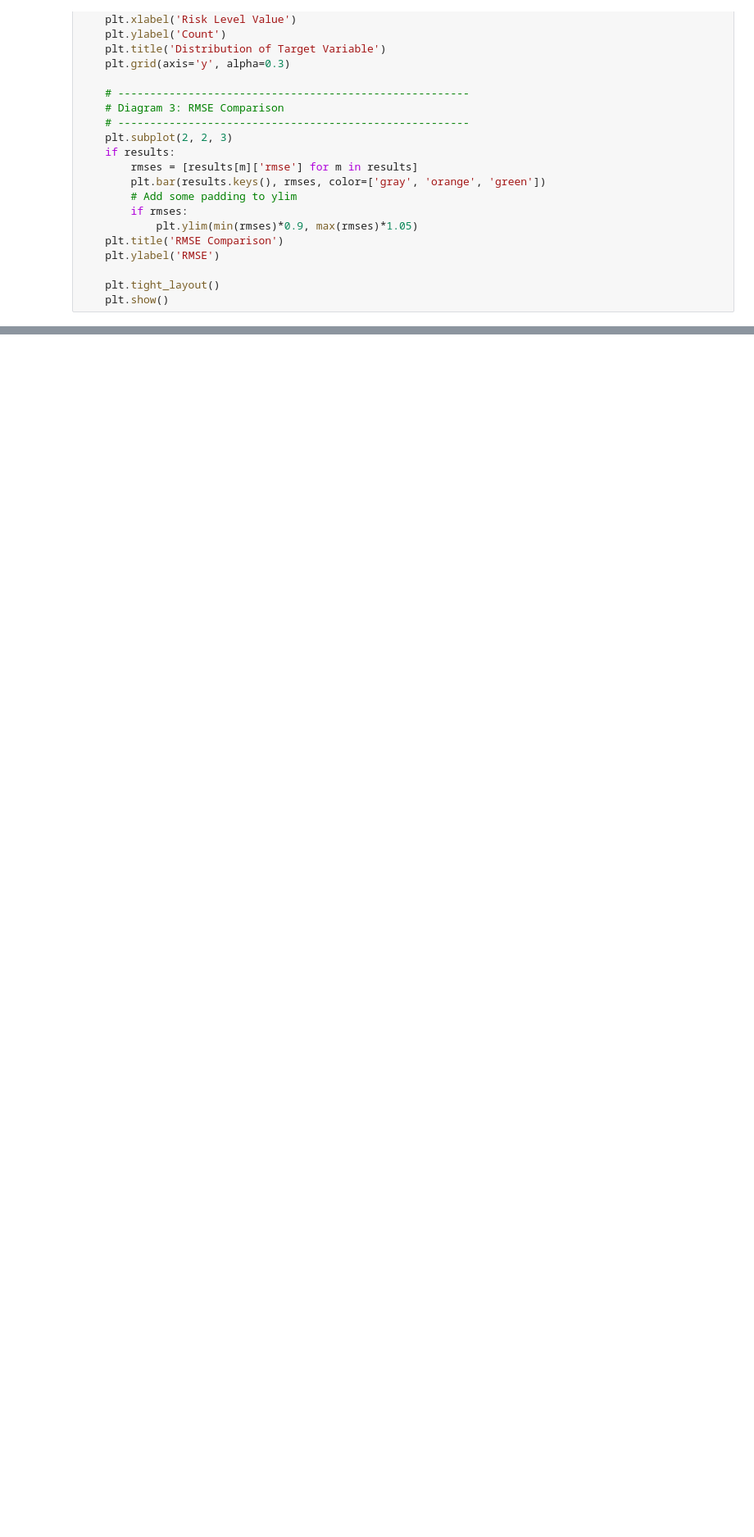
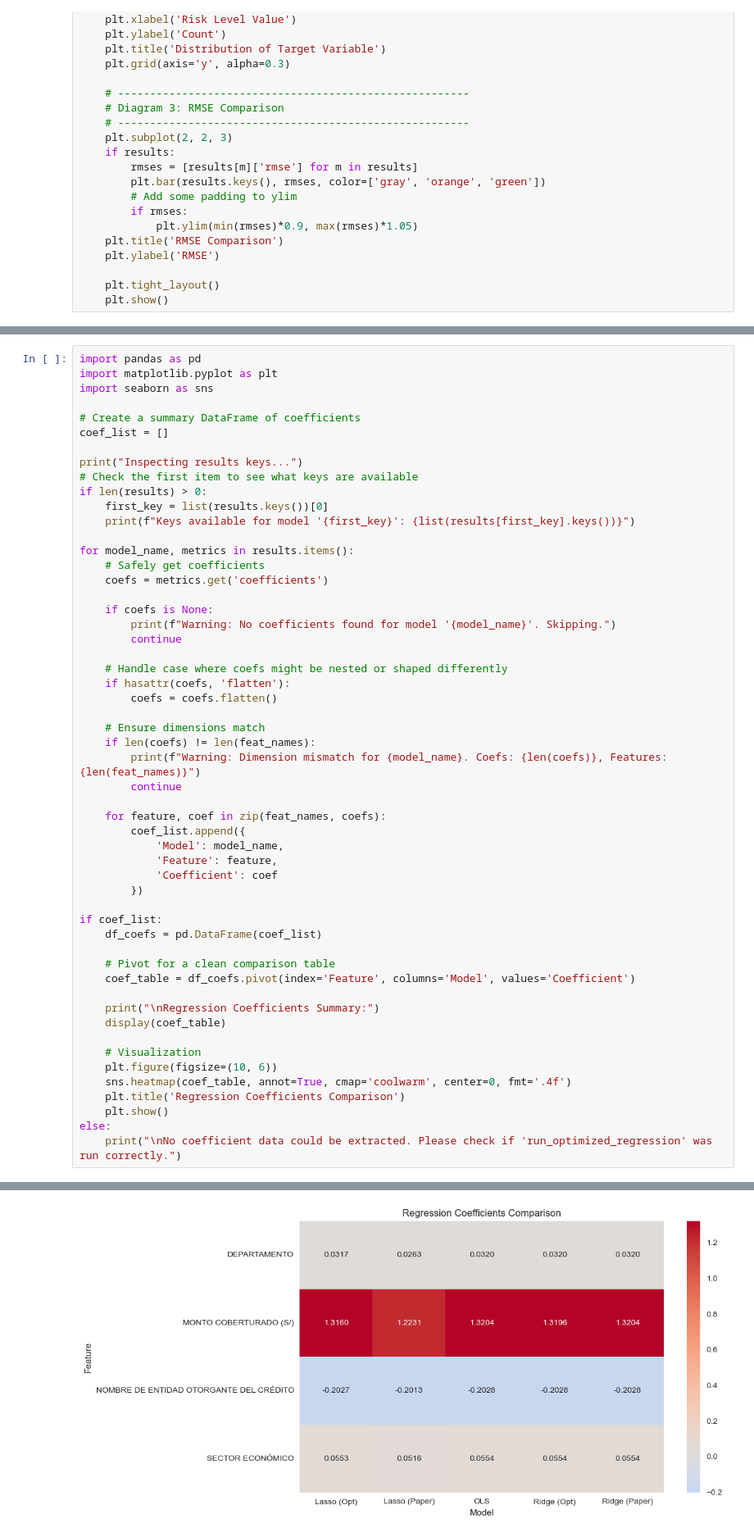
Before and after one commit to CatalinMoldova/Replication-and-Extension-of-Linear-Regressor-of-the-Reactiva-program-in-Peru, a Jupyter notebook: Peru_Credit_Risk_Replication.ipynb, the cells around one changed output, grey strips where cells are left out. Shown at 82% size. Cells and saved outputs as stored; diff of their text form; blank space fills up the shorter version.

```diff
--- a/Peru_Credit_Risk_Replication.ipynb
+++ b/Peru_Credit_Risk_Replication.ipynb
@@ -250,0 +254,55 @@ My replication is **correct**. The slight difference in optimal Alpha is a numer
+# %%
+import pandas as pd
+import matplotlib.pyplot as plt
+import seaborn as sns
+
+# Create a summary DataFrame of coefficients
+coef_list = []
+
+print("Inspecting results keys...")
+# Check the first item to see what keys are available
+if len(results) > 0:
+    first_key = list(results.keys())[0]
+    print(f"Keys available for model '{first_key}': {list(results[first_key].keys())}")
+
+for model_name, metrics in results.items():
+    # Safely get coefficients
+    coefs = metrics.get('coefficients')
+
+    if coefs is None:
+        print(f"Warning: No coefficients found for model '{model_name}'. Skipping.")
+        continue
+
+    # Handle case where coefs might be nested or shaped differently
+    if hasattr(coefs, 'flatten'):
+        coefs = coefs.flatten()
+
+    # Ensure dimensions match
+    if len(coefs) != len(feat_names):
+        print(f"Warning: Dimension mismatch for {model_name}. Coefs: {len(coefs)}, Features: {len(feat_names)}")
+        continue
+
+    for feature, coef in zip(feat_names, coefs):
+        coef_list.append({
+            'Model': model_name,
+            'Feature': feature,
+            'Coefficient': coef
+        })
+
+if coef_list:
+    df_coefs = pd.DataFrame(coef_list)
+
+    # Pivot for a clean comparison table
+    coef_table = df_coefs.pivot(index='Feature', columns='Model', values='Coefficient')
+
+    print("\nRegression Coefficients Summary:")
+    display(coef_table)
+
+    # Visualization
+    plt.figure(figsize=(10, 6))
+    sns.heatmap(coef_table, annot=True, cmap='coolwarm', center=0, fmt='.4f')
+    plt.title('Regression Coefficients Comparison')
+    plt.show()
+else:
+    print("\nNo coefficient data could be extracted. Please check if 'run_optimized_regression' was run correctly.")
+# %% [output]
@@ -250,0 +319 @@ My replication is **correct**. The slight difference in optimal Alpha is a numer
+[figure, added]
```
Also changed, not shown: parts of 10 cells of this notebook, 2 other files.
